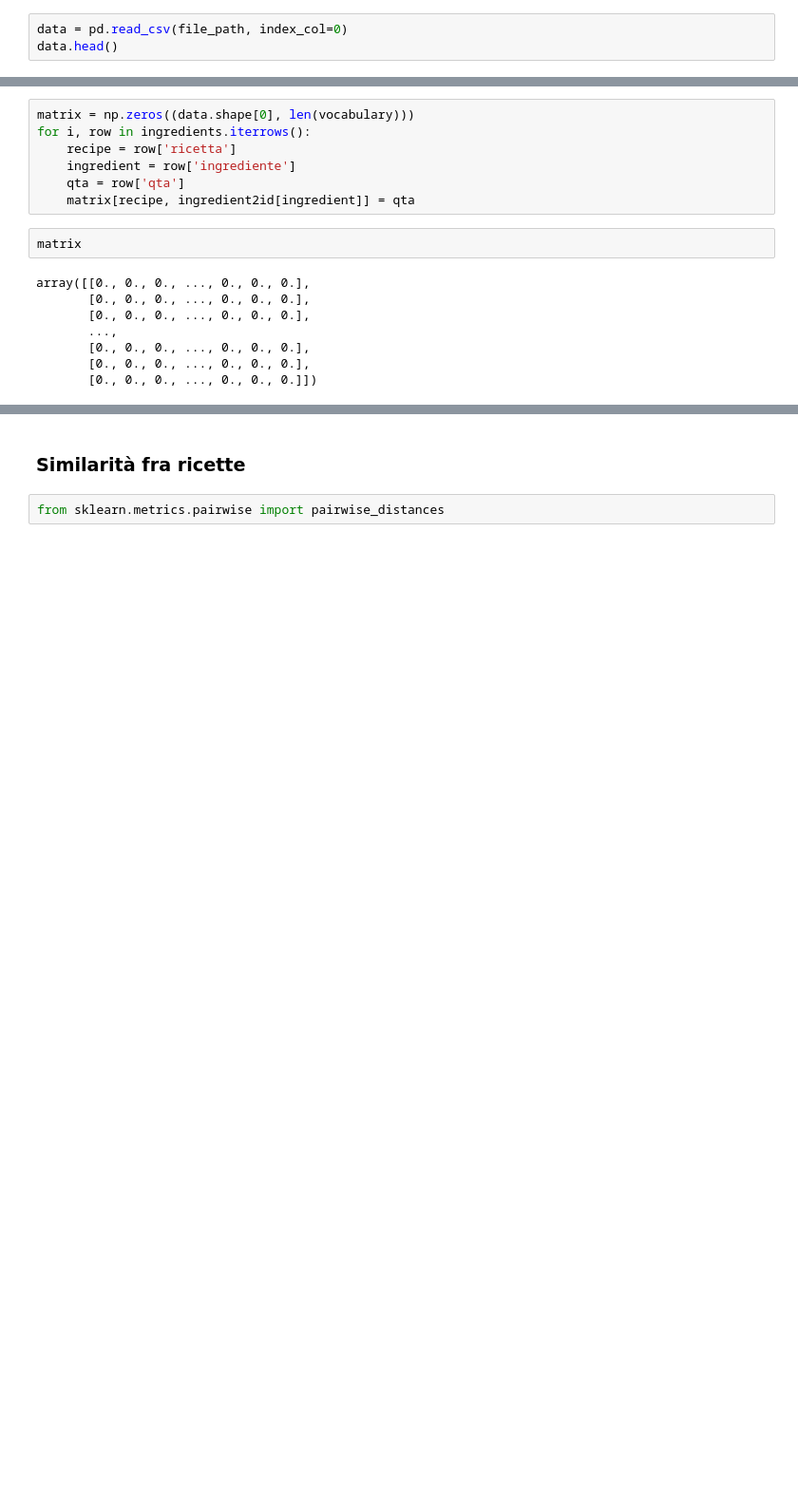
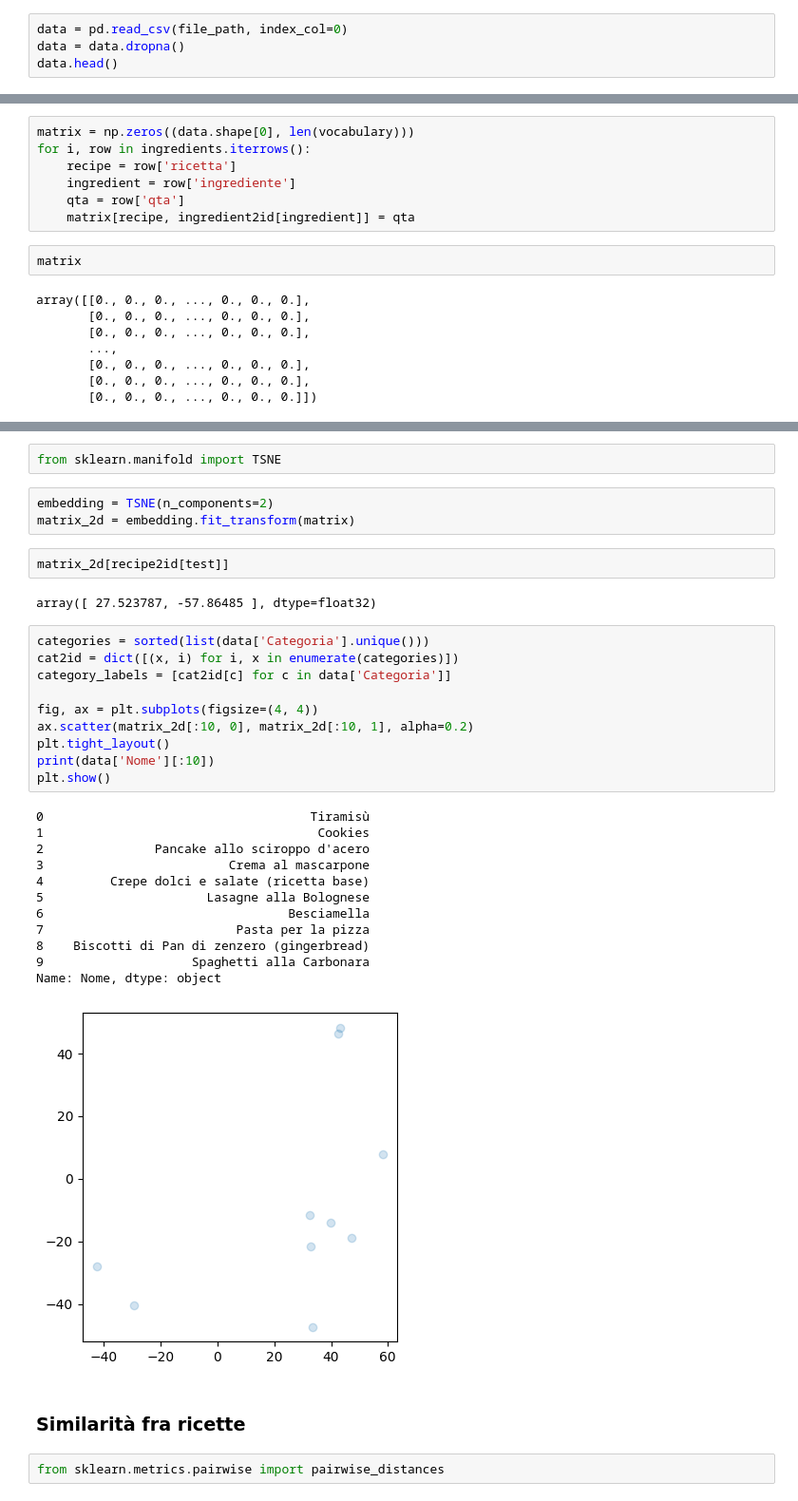
Before and after one commit to umilISLab/midh, a Jupyter notebook: esempi/recipes.ipynb, the cells around one changed output, grey strips where cells are left out. Shown at 95% size. Saved outputs shown, nothing was run; the diff lists cells and outputs as text; blank space fills up the shorter version.

```diff
--- a/esempi/recipes.ipynb
+++ b/esempi/recipes.ipynb
@@ -5,6 +5,7 @@ import ast
 file_path = "/Users/flint/Data/recipe/italian/gz_recipe.csv"
 # %%
 data = pd.read_csv(file_path, index_col=0)
+data = data.dropna()
 data.head()
 # %% [output]
 |  | Nome | Categoria | Link | Persone/Pezzi | Ingredienti | Steps |
@@ -92,6 +87,38 @@ Fettuccine 5 cereali e uova      0.0
 Fettuccine                       0.0
 zenzero candito                  0.0
 Length: 1641, dtype: float64
+# %%
+from sklearn.manifold import TSNE
+# %%
+embedding = TSNE(n_components=2)
+matrix_2d = embedding.fit_transform(matrix)
+# %%
+matrix_2d[recipe2id[test]]
+# %% [output]
+array([ 27.523787, -57.86485 ], dtype=float32)
+# %%
+categories = sorted(list(data['Categoria'].unique()))
+cat2id = dict([(x, i) for i, x in enumerate(categories)])
+category_labels = [cat2id[c] for c in data['Categoria']]
+
+fig, ax = plt.subplots(figsize=(4, 4))
+ax.scatter(matrix_2d[:10, 0], matrix_2d[:10, 1], alpha=0.2)
+plt.tight_layout()
+print(data['Nome'][:10])
+plt.show()
+# %% [output]
+0                                    Tiramisù
+1                                     Cookies
+2               Pancake allo sciroppo d'acero
+3                         Crema al mascarpone
+4         Crepe dolci e salate (ricetta base)
+5                      Lasagne alla Bolognese
+6                                 Besciamella
+7                          Pasta per la pizza
+8    Biscotti di Pan di zenzero (gingerbread)
+9                    Spaghetti alla Carbonara
+Name: Nome, dtype: object
+[figure, added]
 # %% [markdown]
 ### Similarità fra ricette
 # %%
```
Also changed, not shown: parts of 28 cells of this notebook.
